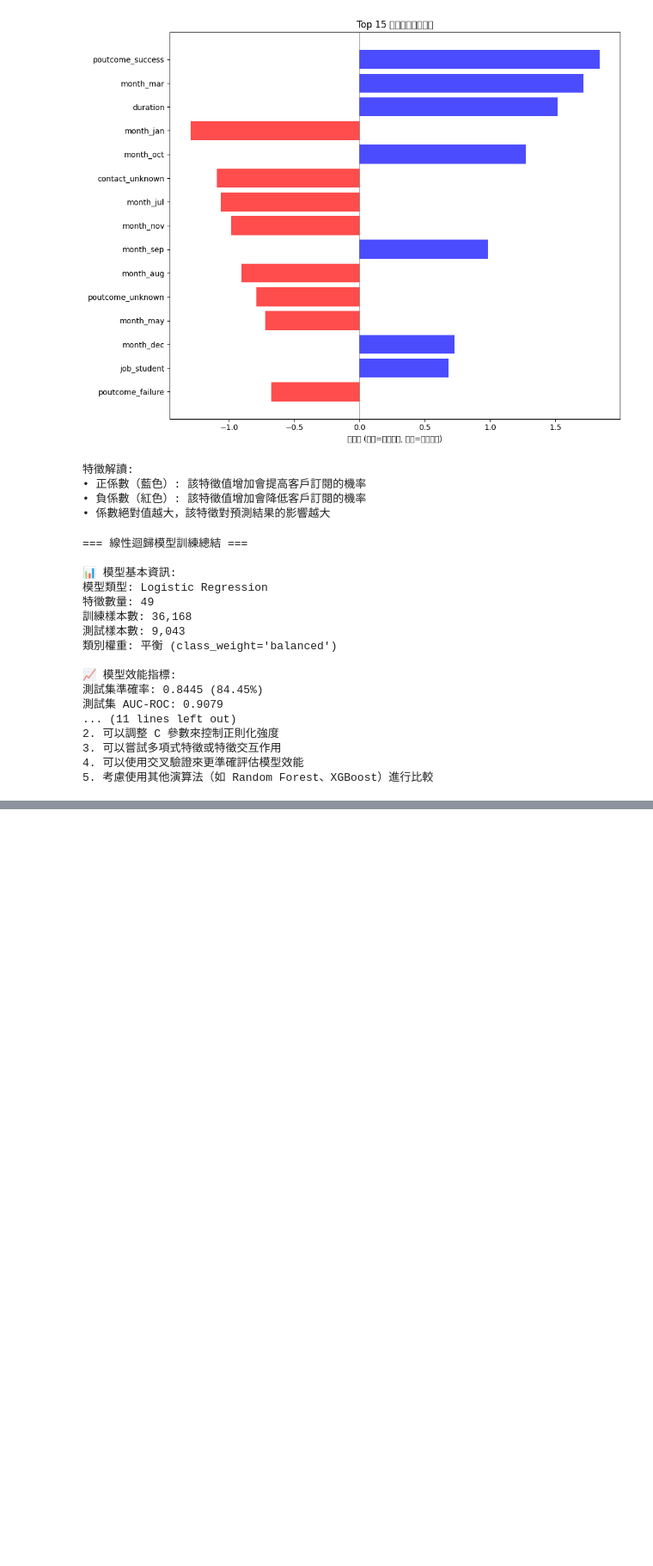
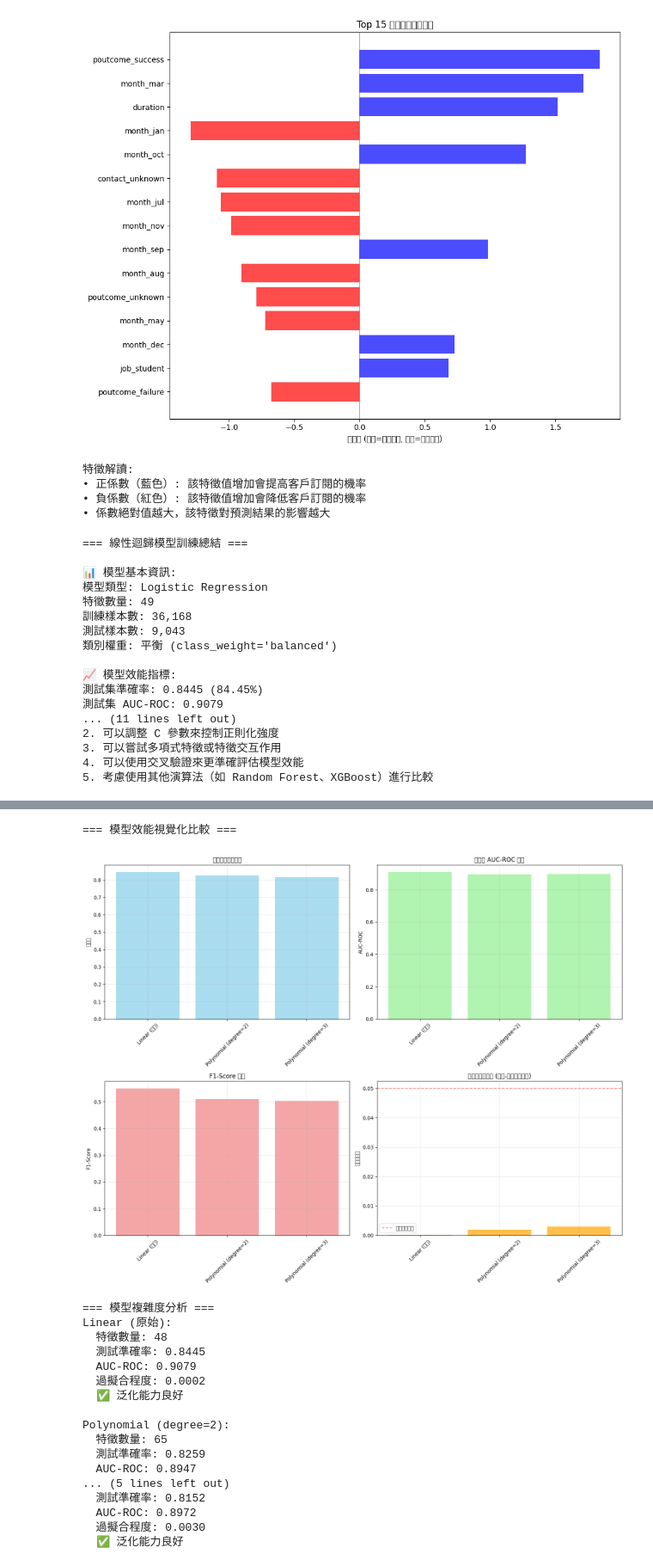
Before and after one commit to mirageapache/jupyter_note, a Jupyter notebook: Bank(self).ipynb, the cells around one changed output, grey strips where cells are left out. Shown: that part at 86% size. Saved outputs shown, nothing was run; the diff lists cells and outputs as text; code cells hidden in the pictures; blank space fills up the shorter version.

```diff
--- a/Bank(self).ipynb
+++ b/Bank(self).ipynb
@@ -760,0 +1022,73 @@ print("5. 考慮使用其他演算法（如 Random Forest、XGBoost）進行比
+# %%
+# 步驟5：視覺化模型比較
+print("=== 模型效能視覺化比較 ===")
+
+# 創建子圖
+fig, axes = plt.subplots(2, 2, figsize=(15, 12))
+
+# 1. 準確率比較
+axes[0, 0].bar(comparison_df['Model'], comparison_df['Test_Accuracy'], alpha=0.7, color='skyblue')
+axes[0, 0].set_title('測試集準確率比較')
+axes[0, 0].set_ylabel('準確率')
+axes[0, 0].tick_params(axis='x', rotation=45)
+axes[0, 0].grid(True, alpha=0.3)
+
+# 2. AUC-ROC 比較
+axes[0, 1].bar(comparison_df['Model'], comparison_df['Test_AUC'], alpha=0.7, color='lightgreen')
+axes[0, 1].set_title('測試集 AUC-ROC 比較')
+axes[0, 1].set_ylabel('AUC-ROC')
+axes[0, 1].tick_params(axis='x', rotation=45)
+axes[0, 1].grid(True, alpha=0.3)
+
+# 3. F1-Score 比較
+axes[1, 0].bar(comparison_df['Model'], comparison_df['F1_Score'], alpha=0.7, color='lightcoral')
+axes[1, 0].set_title('F1-Score 比較')
+axes[1, 0].set_ylabel('F1-Score')
+axes[1, 0].tick_params(axis='x', rotation=45)
+axes[1, 0].grid(True, alpha=0.3)
+
+# 4. 過擬合程度比較
+axes[1, 1].bar(comparison_df['Model'], comparison_df['Overfitting'], alpha=0.7, color='orange')
+axes[1, 1].set_title('過擬合程度比較 (訓練-測試準確率差)')
+axes[1, 1].set_ylabel('準確率差異')
+axes[1, 1].tick_params(axis='x', rotation=45)
+axes[1, 1].grid(True, alpha=0.3)
+axes[1, 1].axhline(y=0.05, color='red', linestyle='--', alpha=0.5, label='過擬合警戒線')
+axes[1, 1].legend()
+
+plt.tight_layout()
+plt.show()
+
+# 模型複雜度 vs 效能分析
+print("\n=== 模型複雜度分析 ===")
+for i, row in comparison_df.iterrows():
+    print(f"{row['Model']}:")
+    print(f"  特徵數量: {row['Features']}")
+    print(f"  測試準確率: {row['Test_Accuracy']:.4f}")
+    print(f"  AUC-ROC: {row['Test_AUC']:.4f}")
+    print(f"  過擬合程度: {row['Overfitting']:.4f}")
+    if row['Overfitting'] > 0.05:
+        print(f"  ⚠️  可能存在過擬合")
+    else:
+        print(f"  ✅ 泛化能力良好")
+    print()
+# %% [output]
+=== 模型效能視覺化比較 ===
+[figure, added]
+=== 模型複雜度分析 ===
+Linear (原始):
+  特徵數量: 48
+  測試準確率: 0.8445
+  AUC-ROC: 0.9079
+  過擬合程度: 0.0002
+  ✅ 泛化能力良好
+
+Polynomial (degree=2):
+  特徵數量: 65
+  測試準確率: 0.8259
+  AUC-ROC: 0.8947
+... (5 lines left out)
+  測試準確率: 0.8152
+  AUC-ROC: 0.8972
+  過擬合程度: 0.0030
+  ✅ 泛化能力良好
```
Also changed, not shown: parts of 8 cells of this notebook.
